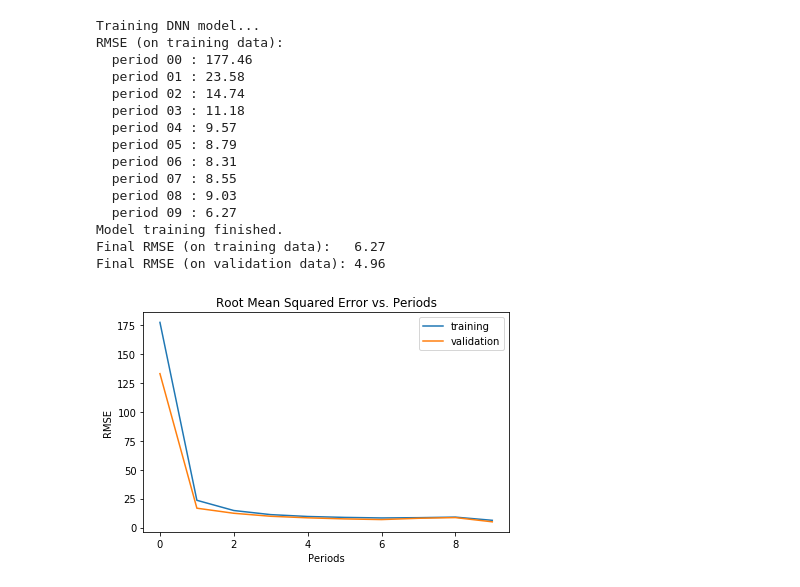
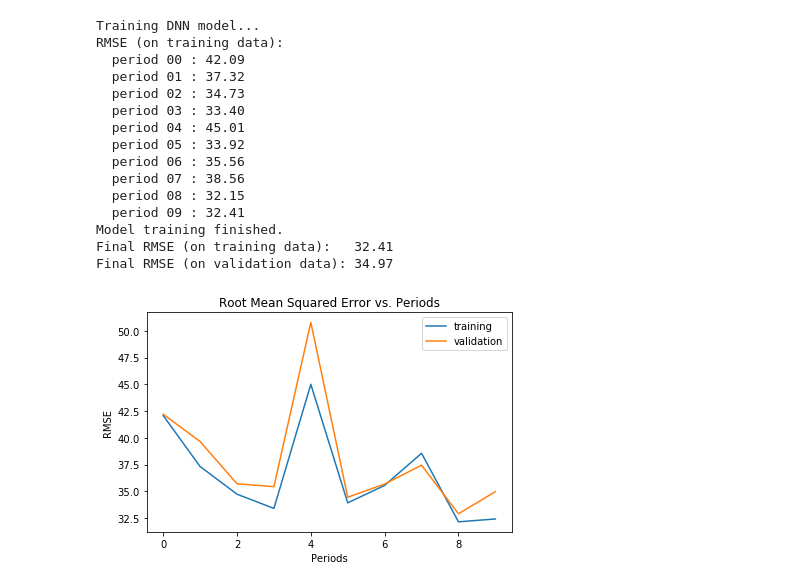
Before and after one commit to WesleyTo/HousePrices, a Jupyter notebook: House Prices.ipynb, the cells around one changed output. Drawn from its saved outputs; the diff is of its cells as text; code cells hidden in the pictures.

```diff
--- a/House Prices.ipynb
+++ b/House Prices.ipynb
@@ -423,29 +406,29 @@ Validation targets summary:
 # %%
-dnn_regressor = train_regression_model(
-    learning_rate=0.0001,
-    steps=5000,
+regressor = train_regression_model(
+    learning_rate=0.001,
+    steps=50000,
     batch_size=25,
-    hidden_units=[35],
+    hidden_units=[10, 10, 7],
     training_examples=training_examples,
     training_targets=training_targets,
     validation_examples=validation_examples,
     validation_targets=validation_targets,
     dnn=True)
 # %% [output]
 Training DNN model...
 RMSE (on training data):
-  period 00 : 177.46
-  period 01 : 23.58
-  period 02 : 14.74
-  period 03 : 11.18
-  period 04 : 9.57
-  period 05 : 8.79
-  period 06 : 8.31
-  period 07 : 8.55
-  period 08 : 9.03
-  period 09 : 6.27
+  period 00 : 42.09
+  period 01 : 37.32
+  period 02 : 34.73
+  period 03 : 33.40
+  period 04 : 45.01
+  period 05 : 33.92
+  period 06 : 35.56
+  period 07 : 38.56
+  period 08 : 32.15
+  period 09 : 32.41
 Model training finished.
-Final RMSE (on training data):   6.27
-Final RMSE (on validation data): 4.96
+Final RMSE (on training data):   32.41
+Final RMSE (on validation data): 34.97
-[figure, old version]
+[figure, new version]
 # %%
```
Also changed, not shown: parts of 6 cells of this notebook.
